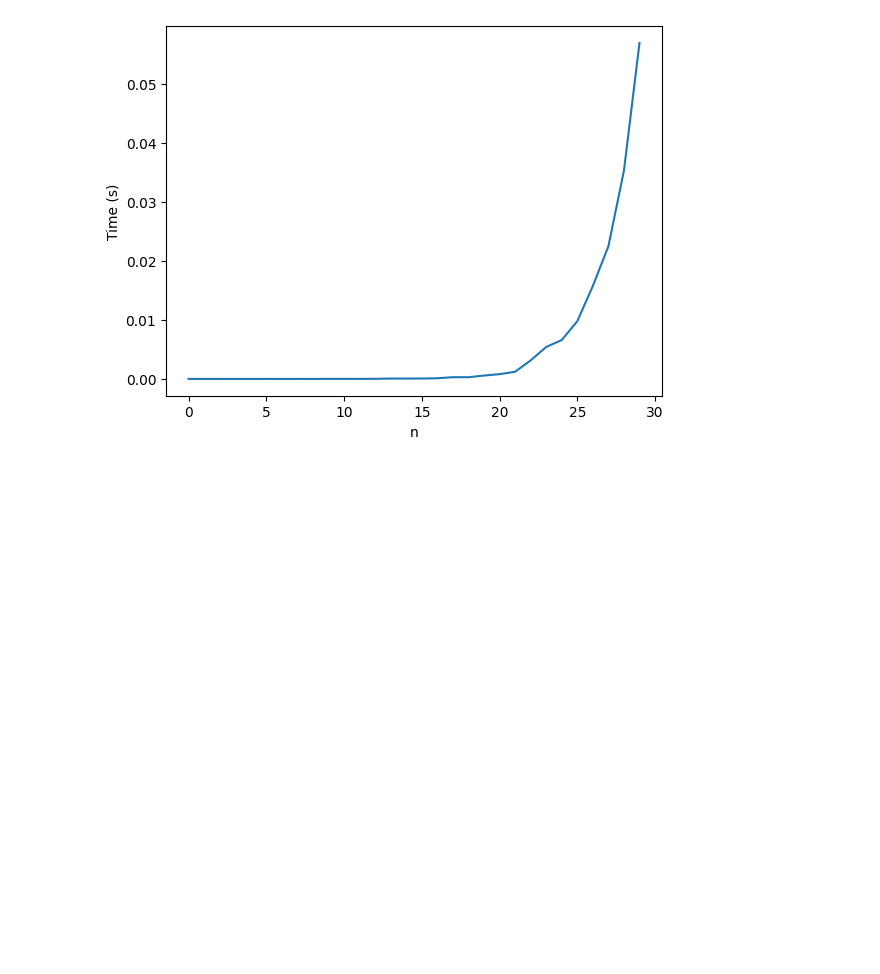
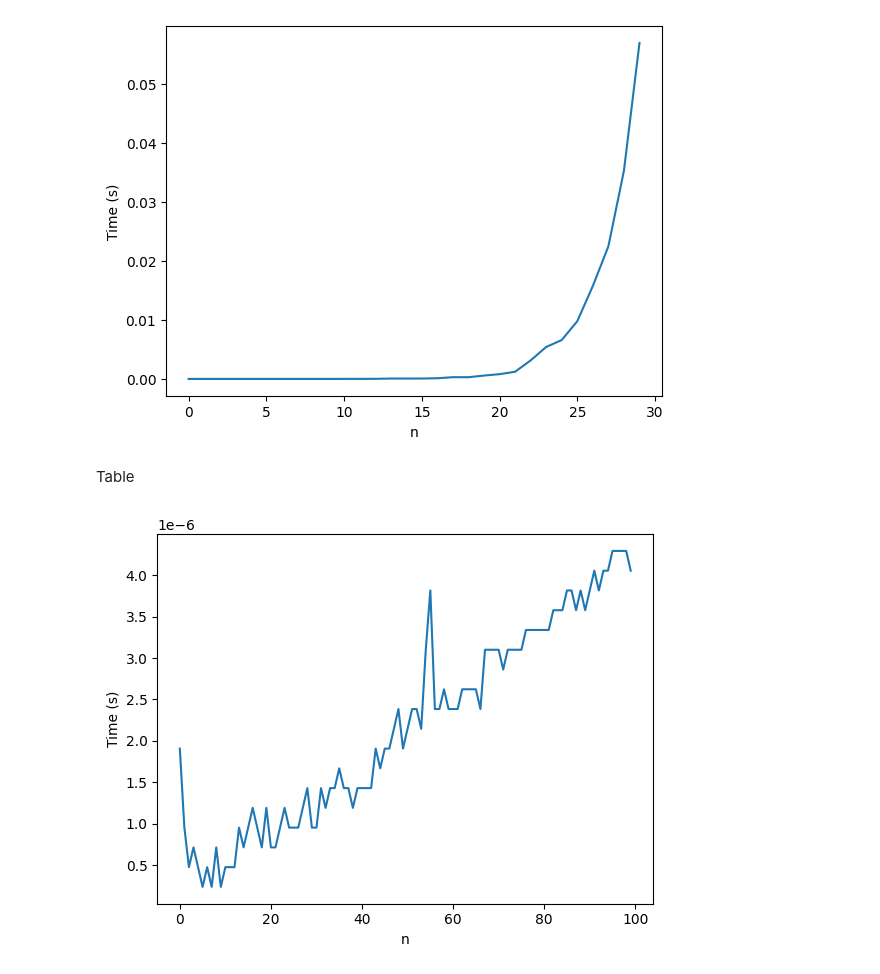
Before and after one commit to anu-sandilyan/y2-discrete-math, a Jupyter notebook: week-1-class.ipynb, the cells around one changed output. Drawn from its saved outputs; the diff is of its cells as text; code cells hidden in the pictures; blank space fills up the shorter version.

```diff
--- a/week-1-class.ipynb
+++ b/week-1-class.ipynb
@@ -89,3 +89,30 @@ plt.xlabel('n')
 plt.ylabel('Time (s)');
 # %% [output]
 [figure]
+# %% [markdown]
+Table
+# %%
+%matplotlib inline
+import matplotlib.pyplot as plt
+import numpy as np
+import time
+
+def table(n):
+    a = b = 1
+    for i in range(3, n+1):
+      a, b = b, a + b
+    return b
+
+def timeit(n):
+    start = time.time()
+    table(n)
+    end = time.time()
+    return end-start
+
+N = [i for i in range(100)]
+T = [timeit(n) for n in N]
+plt.plot(N, T)
+plt.xlabel('n')
+plt.ylabel('Time (s)');
+# %% [output]
+[figure, added]
```
